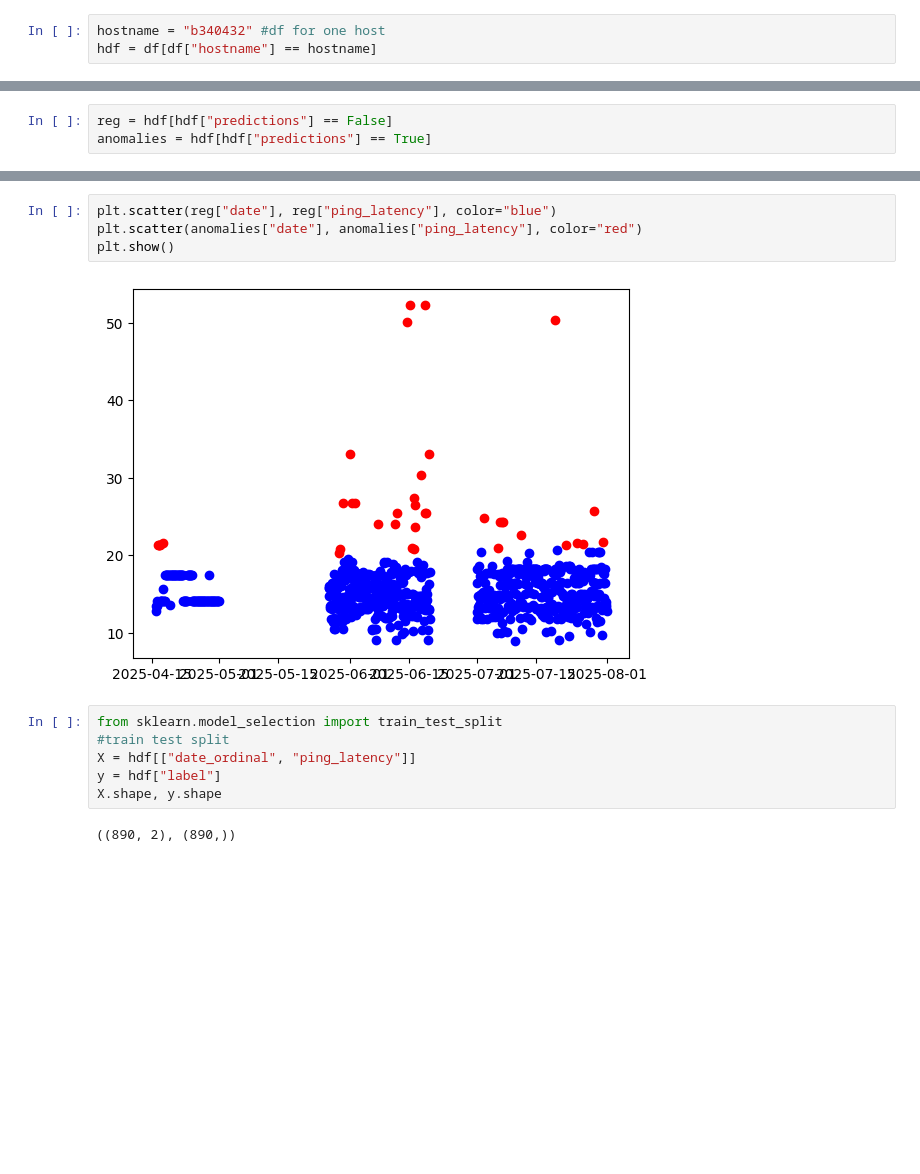
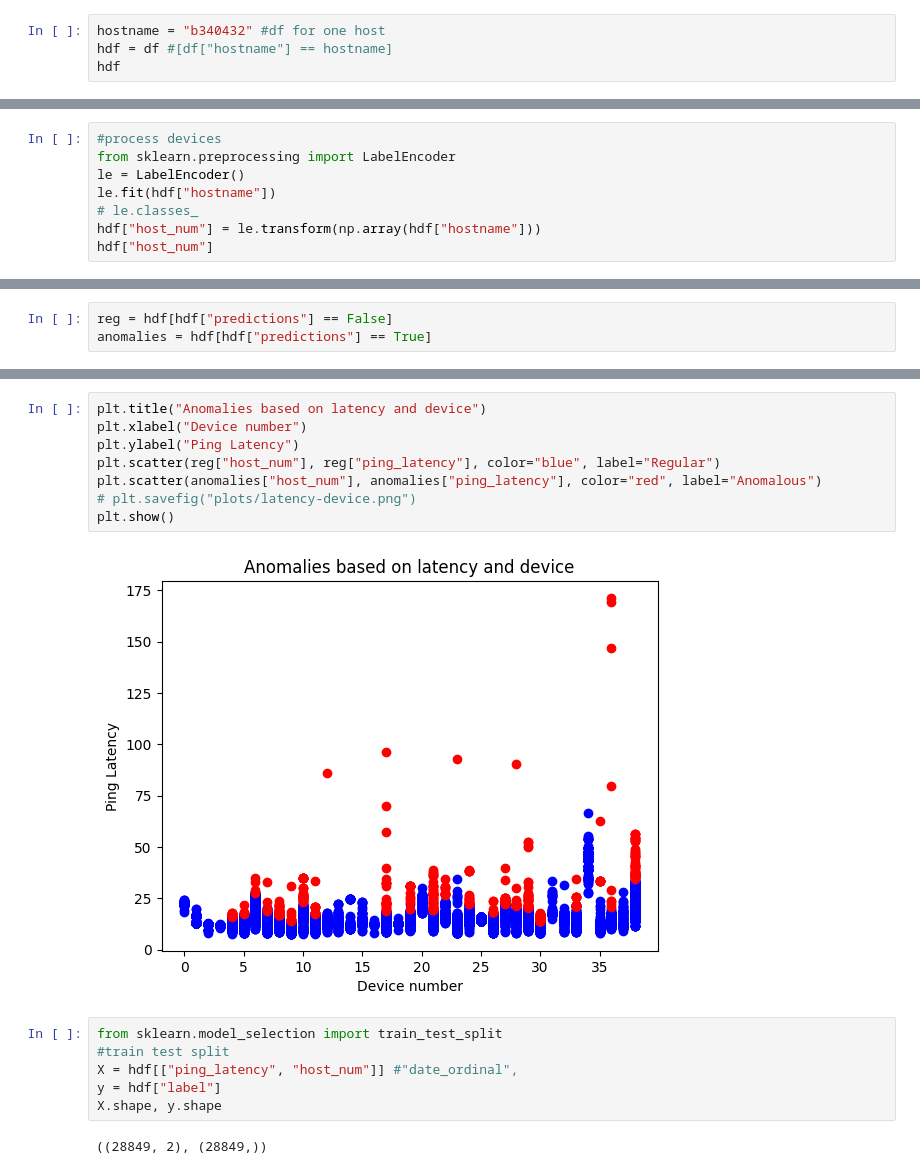
Before and after one commit to noise-course/course-project-Luca-W-D, a Jupyter notebook: clarice.ipynb, the cells around one changed output, grey strips where cells are left out. Saved outputs shown, nothing was run; the diff lists cells and outputs as text; blank space fills up the shorter version.

```diff
--- a/clarice.ipynb
+++ b/clarice.ipynb
@@ -25,4 +25,5 @@ df["date_ordinal"] = df["date"].apply(lambda x: x.toordinal())
 df["label"] = df["predictions"].map({True: 1, False: -1})
 # %%
 hostname = "b340432" #df for one host
-hdf = df[df["hostname"] == hostname]
+hdf = df #[df["hostname"] == hostname]
+hdf
@@ -28,0 +44,8 @@ hdf = df[df["hostname"] == hostname]
+# %%
+#process devices
+from sklearn.preprocessing import LabelEncoder
+le = LabelEncoder()
+le.fit(hdf["hostname"])
+# le.classes_
+hdf["host_num"] = le.transform(np.array(hdf["hostname"]))
+hdf["host_num"]
@@ -32,17 +94,21 @@ anomalies = hdf[hdf["predictions"] == True]
 # %%
-plt.scatter(reg["date"], reg["ping_latency"], color="blue")
-plt.scatter(anomalies["date"], anomalies["ping_latency"], color="red")
+plt.title("Anomalies based on latency and device")
+plt.xlabel("Device number")
+plt.ylabel("Ping Latency")
+plt.scatter(reg["host_num"], reg["ping_latency"], color="blue", label="Regular")
+plt.scatter(anomalies["host_num"], anomalies["ping_latency"], color="red", label="Anomalous")
+# plt.savefig("plots/latency-device.png")
 plt.show()
 # %% [output]
-[figure, old version]
+[figure, new version]
 # %%
 from sklearn.model_selection import train_test_split
 #train test split
-X = hdf[["date_ordinal", "ping_latency"]]
+X = hdf[["ping_latency", "host_num"]] #"date_ordinal",
 y = hdf["label"]
 X.shape, y.shape
 # %% [output]
-((890, 2), (890,))
+((28849, 2), (28849,))
 # %%
 X_train, X_test, y_train, y_test = train_test_split(X, y, test_size=0.2, random_state=42)
 X_train = np.array(X_train)
```
Also changed, not shown: parts of 7 cells of this notebook, 4 other files.
